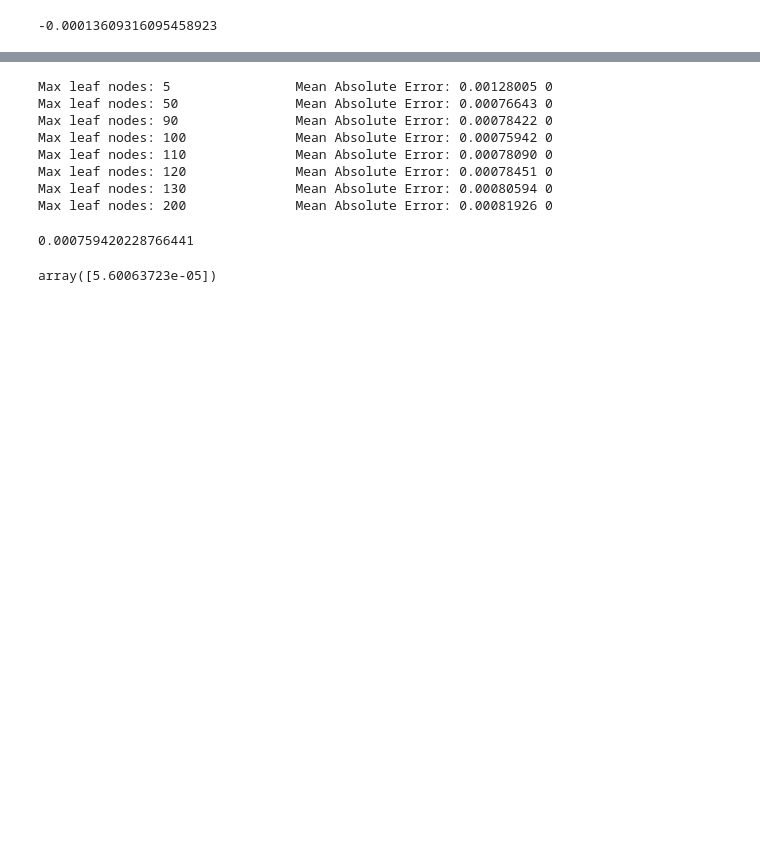
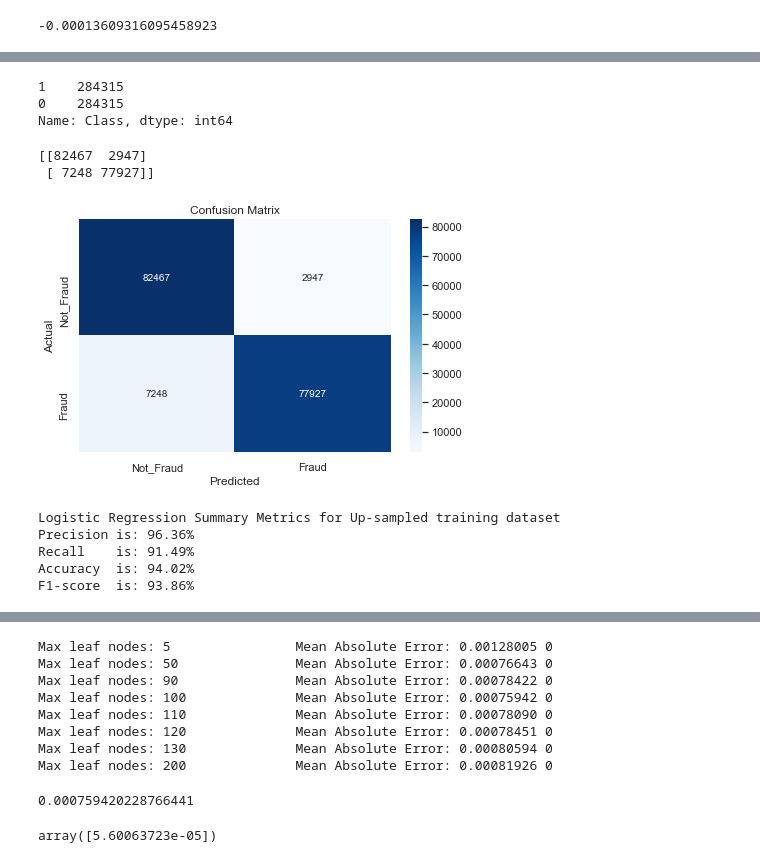
Before and after one commit to Sedozan/Analytics, a Jupyter notebook: Credit Card Fraud Detection.ipynb, the cells around one changed output, grey strips where cells are left out. Saved outputs shown, nothing was run; the diff lists cells and outputs as text; code cells hidden in the pictures; blank space fills up the shorter version.

```diff
--- a/Credit Card Fraud Detection.ipynb
+++ b/Credit Card Fraud Detection.ipynb
@@ -393,26 +328,25 @@ print('Gini: %.3f, Max. Gini: %.3f, Normalized Gini: %.3f' % (gini_predictions,
 # %%
-### Address the fact that the class is imbalanced ###
-## Resampling
+# Resampling
 # Up-sample Minority Class
 from sklearn.utils import resample
 # Separate majority and minority classes
-df_majority = df[df.balance==0]
-df_minority = df[df.balance==1]
+df_majority = df[df.Class==0]
+df_minority = df[df.Class==1]
 
 # Upsample minority class
 df_minority_upsampled = resample(df_minority,
                                  replace=True,     # sample with replacement
-                                 n_samples=576,    # to match majority class
+                                 n_samples=284315,    # to match majority class
                                  random_state=123) # reproducible results
 
 # Combine majority class with upsampled minority class
 df_upsampled = pd.concat([df_majority, df_minority_upsampled])
 
 # Display new class counts
-df_upsampled.balance.value_counts()
-# 1    576
-# 0    576
-# Name: balance, dtype: int64
-
+df_upsampled.Class.value_counts()
 
 # Over-sampling duplicate random records from the minority class, which can cause overfitting
+# %% [output]
+1    284315
+0    284315
+Name: Class, dtype: int64
@@ -421,3 +353,64 @@ df_upsampled.balance.value_counts()
+# %%
+# define a training and test dataset
+# Defining the target and predictor variables
+target_up = ['Class']
+y_up = df_upsampled[target_up]
+# or target = df.iloc[:1, 30: ].columns
+# data_target = df[target]
+
+features_up = ['Time', 'V1', 'V2', 'V1', 'V2', 'V3', 'V4', 'V5', 'V6', 'V7', 'V8', 'V9', 'V10',
+       'V11', 'V12', 'V13', 'V14', 'V15', 'V16', 'V17', 'V18', 'V19', 'V20',
+       'V21', 'V22', 'V23', 'V24', 'V25', 'V26', 'V27', 'V28', 'Amount']
+X_up = df_upsampled[features_up]
+# or X = df.drop('Class', axis=1)
+# or features = df.iloc[:, 1:30].columns
+#     data_features = df[feature_names]
+
+# Split the dataset into training and validation datasets
+train_X_up, val_X_up, train_y_up, val_y_up = train_test_split(X_up, y_up, train_size=0.70, test_size=0.30, random_state = 1)
+# %%
+#Train data on upsampled dataset
+Logistic_model_up = LogisticRegression(solver='lbfgs', max_iter=400)
+Logistic_model_up.fit(train_X_up, train_y_up.values.ravel())
+# Prediction
+Log_val_predictions_up = Logistic_model_up.predict(val_X_up)
+
+### Confusion Matrix ###
+
+# Visualize the prediction results
+class_names = ['Not_Fraud', 'Fraud']
+matrix_up = confusion_matrix(val_y_up, Log_val_predictions_up)
+print(metrics.confusion_matrix(val_y_up, Log_val_predictions_up))
+
+# Create pandas dataframe
+dataframe_up = pd.DataFrame(matrix_up, index=class_names, columns=class_names)
+
+# Create heatmap
+sns.heatmap(dataframe_up, annot=True, cbar="Blues", cmap="Blues", fmt = 'g')
+
+plt.title("Confusion Matrix"), plt.tight_layout()
+plt.ylabel("Actual"), plt.xlabel("Predicted")
+plt.show()
+
+# TN=82467 TP= 77927 FP= 2947 FN= 7248
+
+
+# Finding precision and recall
+print("Logistic Regression Summary Metrics for Up-sampled training dataset")
+print("Precision is: %.2f%%" % round(precision_score(val_y_up, Log_val_predictions_up)*100, 2))
+print("Recall    is: %.2f%%" % round(recall_score(val_y_up, Log_val_predictions_up)*100, 2))
+print("Accuracy  is: %.2f%%" % round(accuracy_score(val_y_up, Log_val_predictions_up)*100, 2))
+print("F1-score  is: %.2f%%" % round(f1_score(val_y_up, Log_val_predictions_up)*100, 2))
+print('\n')
+# %% [output]
+[[82467  2947]
+ [ 7248 77927]]
+[figure, added]
+Logistic Regression Summary Metrics for Up-sampled training dataset
+Precision is: 96.36%
+Recall    is: 91.49%
+Accuracy  is: 94.02%
+F1-score  is: 93.86%
 # %%
 # Downsample majority class
 # Under-sampling involves removing random records from the majority class, which can cause loss of information
```
Also changed, not shown: parts of 33 cells of this notebook.
